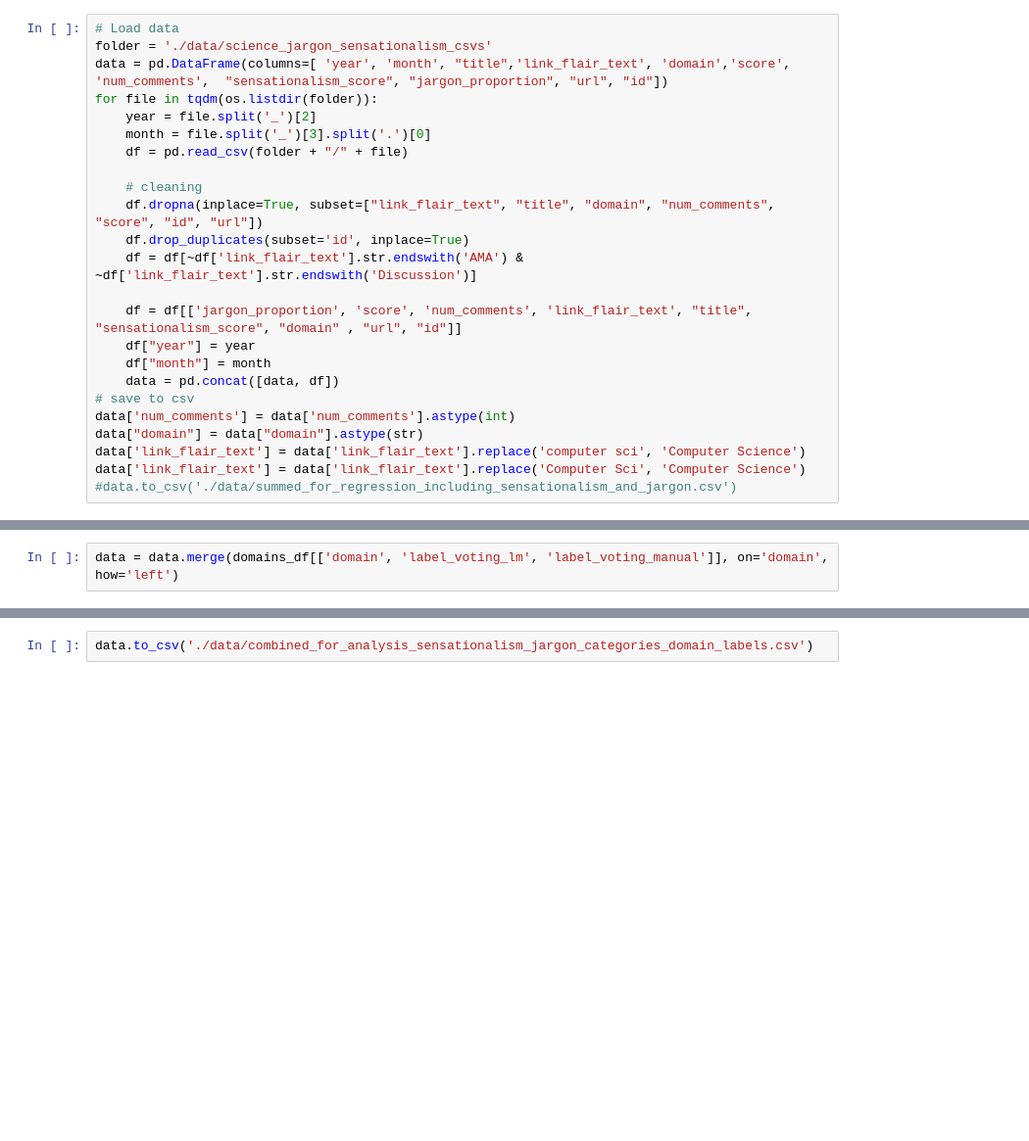
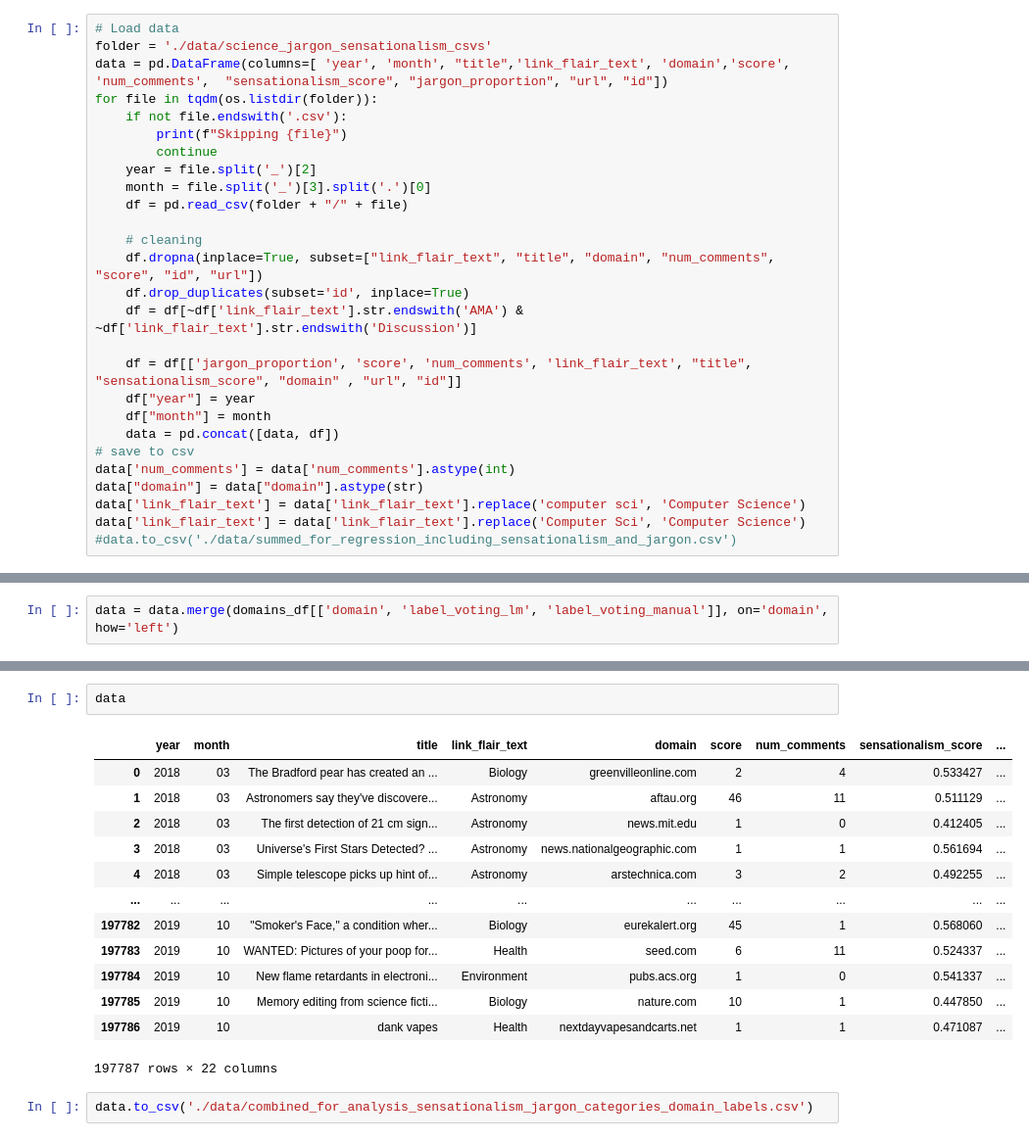
Before and after one commit to vetlewj/algorithmic-media, a Jupyter notebook: format_for_data_analysis.ipynb, the cells around one changed output, grey strips where cells are left out. Shown at 98% size. Saved outputs shown, nothing was run; the diff lists cells and outputs as text; blank space fills up the shorter version.

```diff
--- a/format_for_data_analysis.ipynb
+++ b/format_for_data_analysis.ipynb
@@ -11,6 +11,9 @@ from tqdm import tqdm
 folder = './data/science_jargon_sensationalism_csvs'
 data = pd.DataFrame(columns=[ 'year', 'month', "title",'link_flair_text', 'domain','score', 'num_comments',  "sensationalism_score", "jargon_proportion", "url", "id"])
 for file in tqdm(os.listdir(folder)):
+    if not file.endswith('.csv'):
+        print(f"Skipping {file}")
+        continue
     year = file.split('_')[2]
     month = file.split('_')[3].split('.')[0]
     df = pd.read_csv(folder + "/" + file)
@@ -75,2 +93,18 @@ data = data.merge(domains_df[['domain', 'label_voting_lm', 'label_voting_manual'
+# %%
+data
+# %% [output]
+|  | year | month | title | link_flair_text | domain | score | num_comments | sensationalism_score | ... |
+| 0 | 2018 | 03 | The Bradford pear has created an ... | Biology | greenvilleonline.com | 2 | 4 | 0.533427 | ... |
+| 1 | 2018 | 03 | Astronomers say they've discovere... | Astronomy | aftau.org | 46 | 11 | 0.511129 | ... |
+| 2 | 2018 | 03 | The first detection of 21 cm sign... | Astronomy | news.mit.edu | 1 | 0 | 0.412405 | ... |
+| 3 | 2018 | 03 | Universe's First Stars Detected? ... | Astronomy | news.nationalgeographic.com | 1 | 1 | 0.561694 | ... |
+| 4 | 2018 | 03 | Simple telescope picks up hint of... | Astronomy | arstechnica.com | 3 | 2 | 0.492255 | ... |
+| ... | ... | ... | ... | ... | ... | ... | ... | ... | ... |
+| 197782 | 2019 | 10 | "Smoker's Face," a condition wher... | Biology | eurekalert.org | 45 | 1 | 0.568060 | ... |
+| 197783 | 2019 | 10 | WANTED: Pictures of your poop for... | Health | seed.com | 6 | 11 | 0.524337 | ... |
+| 197784 | 2019 | 10 | New flame retardants in electroni... | Environment | pubs.acs.org | 1 | 0 | 0.541337 | ... |
+| 197785 | 2019 | 10 | Memory editing from science ficti... | Biology | nature.com | 10 | 1 | 0.447850 | ... |
+| 197786 | 2019 | 10 | dank vapes | Health | nextdayvapesandcarts.net | 1 | 1 | 0.471087 | ... |
+197787 rows × 22 columns
 # %%
 data.to_csv('./data/combined_for_analysis_sensationalism_jargon_categories_domain_labels.csv')
```
Also changed, not shown: parts of 6 cells of this notebook, 1 other file.
